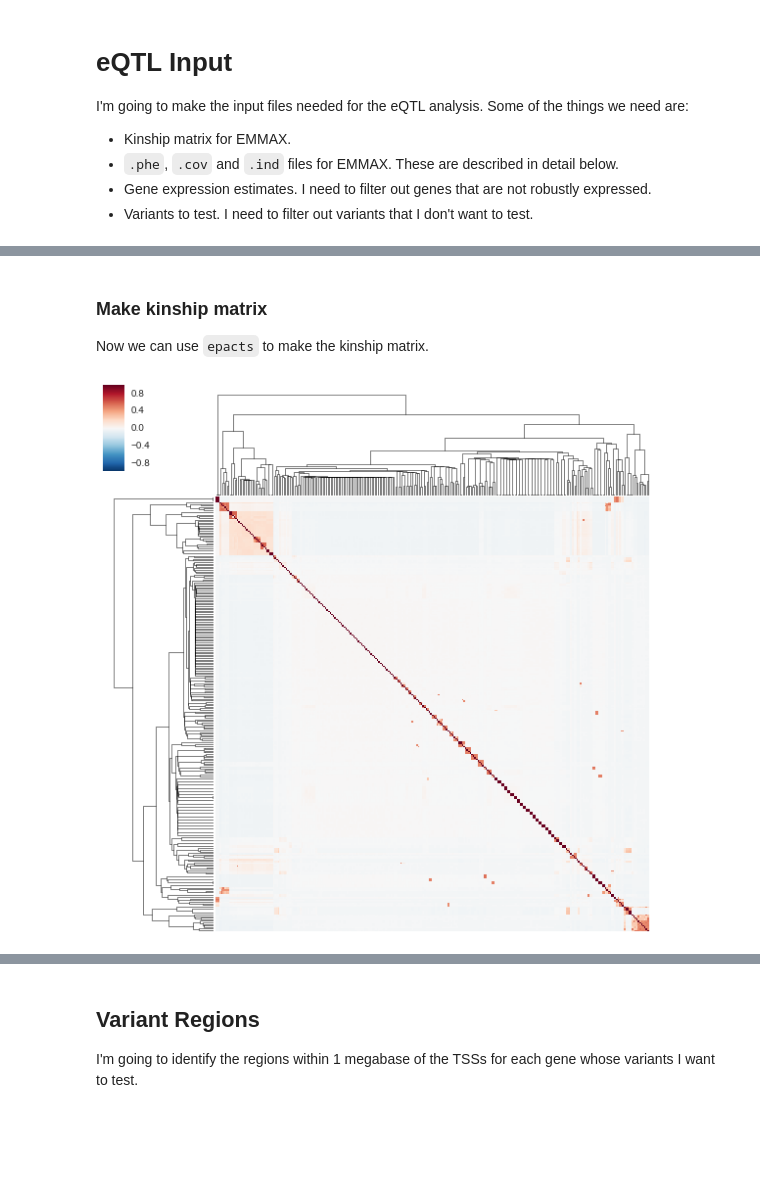
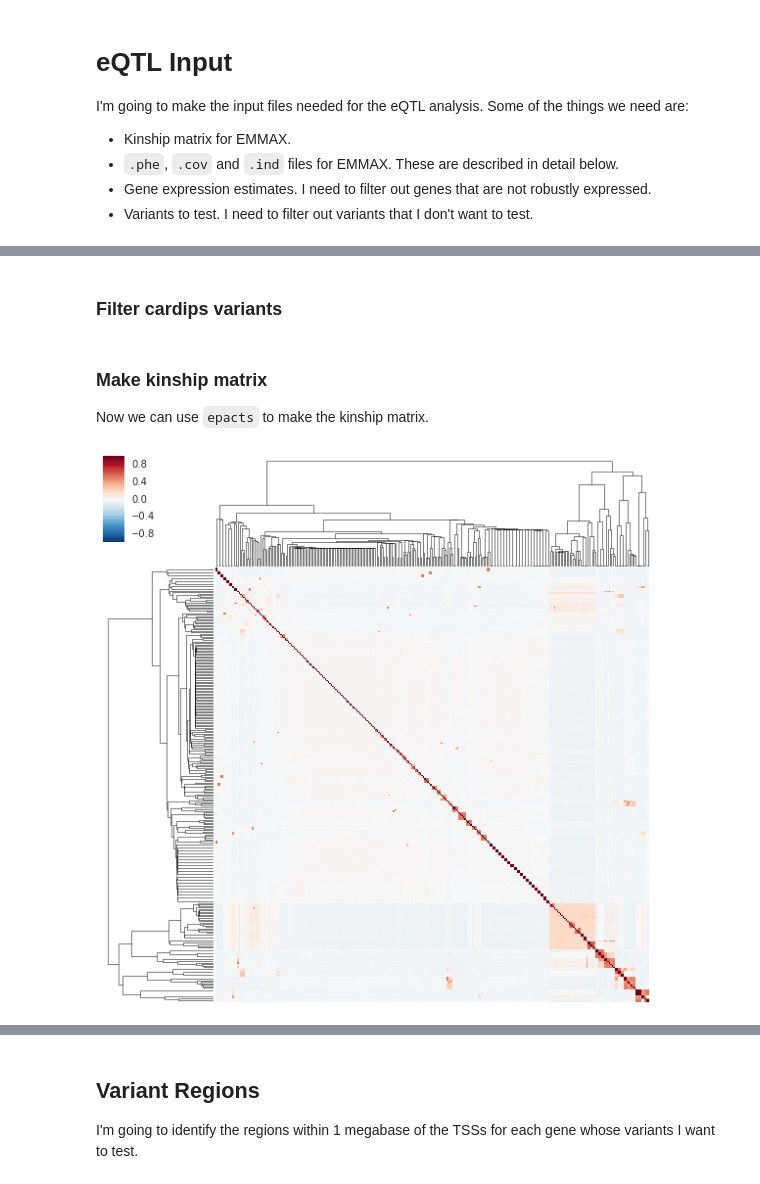
Before and after one commit to frazer-lab/cardips-ipsc-eqtl, a Jupyter notebook: notebooks/eQTL Input.ipynb, the cells around one changed output, grey strips where cells are left out. Drawn from its saved outputs; the diff is of its cells as text; code cells hidden in the pictures; blank space fills up the shorter version.

Commit message:
Updates
I've been refactoring notebooks for the new cluster. I've updated the
eQTL code to run on the new cluster.

```diff
--- a/notebooks/eQTL Input.ipynb
+++ b/notebooks/eQTL Input.ipynb
@@ -136,0 +176,2 @@ with sns.axes_style('whitegrid'):
+# %% [markdown]
+### Filter cardips variants
@@ -139,22 +194,22 @@ with sns.axes_style('whitegrid'):
 
 Now we can use `epacts` to make the kinship matrix.
 # %%
-wgs_vcf = os.path.join(ciepy.root, 'private_data', 'wgs', 'biallelic_snvs_pruned_conv.vcf.gz')
+vcf = os.path.join(dy, 'cardips_pruned_isec', '0000.vcf.gz')
 
-wgs_kmatrix = os.path.join(outdir, 'wgs.kin')
-if not os.path.exists(wgs_kmatrix):
-    c = ('{} make-kin --vcf {} --min-maf 0.01 --min-callrate 0.95 '
-         '--out {} --run 10'.format(cpy.epacts, wgs_vcf, wgs_kmatrix))
+kmatrix = os.path.join(outdir, 'wgs.kin')
+if not os.path.exists(kmatrix):
+    c = ('epacts make-kin --vcf {} --min-maf 0.01 --min-callrate 0.95 '
+         '--out {} --run 10'.format(vcf, kmatrix))
     subprocess.check_call(c, shell=True)
 
-wgs_kdump = os.path.join(outdir, 'wgs.kindump')
-if not os.path.exists(wgs_kdump):
-    c = ('{}/pEmmax kin-util --kinf {} --outf {} --dump'.format(
-        os.path.split(cpy.epacts)[0], wgs_kmatrix, os.path.splitext(wgs_kdump)[0]))
+kdump = os.path.join(outdir, 'wgs.kindump')
+if not os.path.exists(kdump):
+    c = ('pEmmax kin-util --kinf {} --outf {} --dump'.format(
+            kmatrix, os.path.splitext(kdump)[0]))
     subprocess.check_call(c, shell=True)
 
-wgskmatrix = pd.read_table(wgs_kdump)
+kmatrix = pd.read_table(kdump)
 # %%
-sns.clustermap(wgskmatrix, xticklabels=False, yticklabels=False, linewidths=0);
+sns.clustermap(kmatrix, xticklabels=False, yticklabels=False, linewidths=0);
 # %% [output]
-[figure, old version]
+[figure, new version]
```
Also changed, not shown: parts of 39 cells of this notebook, 4 other files.
